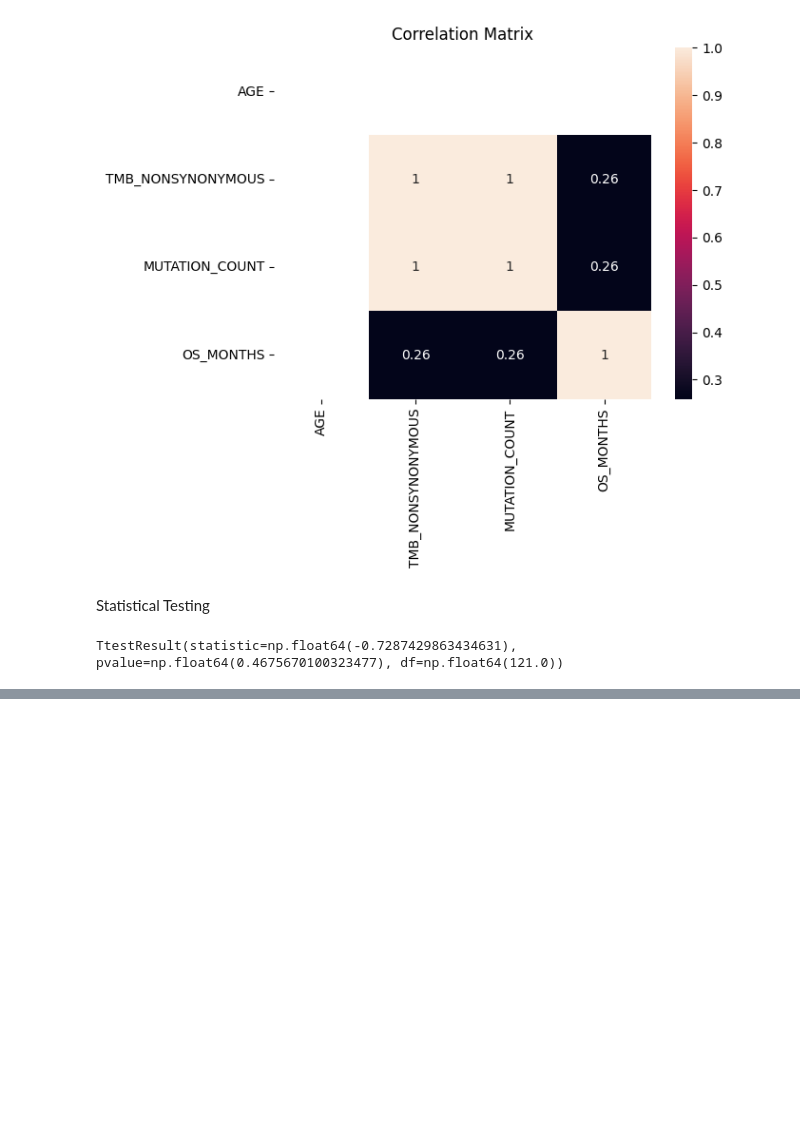
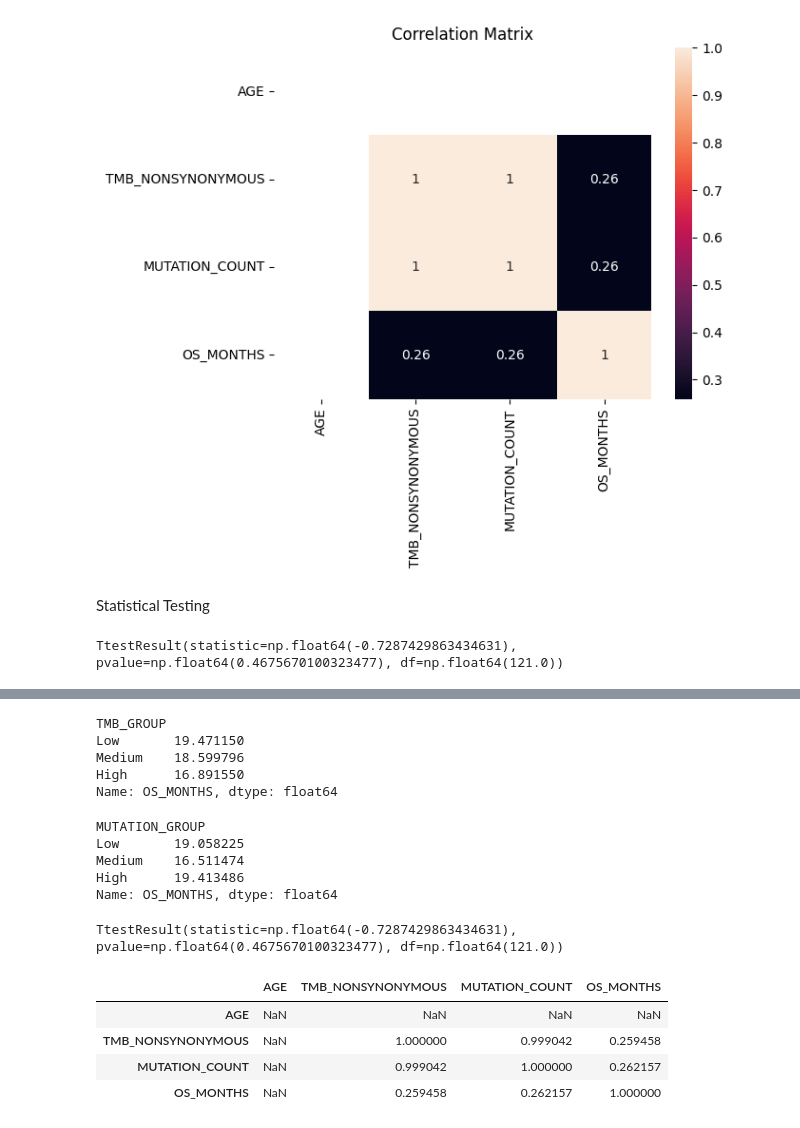
Before and after one commit to BinaryWhizz/Data-Analysis, a Jupyter notebook: Data Analysis 04/01.ipynb, the cells around one changed output, grey strips where cells are left out. Saved outputs shown, nothing was run; the diff lists cells and outputs as text; code cells hidden in the pictures; blank space fills up the shorter version.

```diff
--- a/Data Analysis 04/01.ipynb
+++ b/Data Analysis 04/01.ipynb
@@ -299,0 +308,27 @@ TtestResult(statistic=np.float64(-0.7287429863434631), pvalue=np.float64(0.46756
+# %%
+df.groupby('TMB_GROUP')['OS_MONTHS'].mean()
+# %% [output]
+TMB_GROUP
+Low       19.471150
+Medium    18.599796
+High      16.891550
+Name: OS_MONTHS, dtype: float64
+# %%
+df.groupby('MUTATION_GROUP')['OS_MONTHS'].mean()
+# %% [output]
+MUTATION_GROUP
+Low       19.058225
+Medium    16.511474
+High      19.413486
+Name: OS_MONTHS, dtype: float64
+# %%
+# Statistical Proof
+
+from scipy.stats import ttest_ind
+
+high = df[df['TMB_GROUP']=='High']['OS_MONTHS']
+low = df[df['TMB_GROUP']=='Low']['OS_MONTHS']
+
+ttest_ind(high, low, nan_policy='omit')
+# %% [output]
+TtestResult(statistic=np.float64(-0.7287429863434631), pvalue=np.float64(0.4675670100323477), df=np.float64(121.0))
@@ -299,0 +337,8 @@ TtestResult(statistic=np.float64(-0.7287429863434631), pvalue=np.float64(0.46756
+# %%
+df[['AGE','TMB_NONSYNONYMOUS','MUTATION_COUNT','OS_MONTHS']].corr()
+# %% [output]
+|  | AGE | TMB_NONSYNONYMOUS | MUTATION_COUNT | OS_MONTHS |
+| AGE | NaN | NaN | NaN | NaN |
+| TMB_NONSYNONYMOUS | NaN | 1.000000 | 0.999042 | 0.259458 |
+| MUTATION_COUNT | NaN | 0.999042 | 1.000000 | 0.262157 |
+| OS_MONTHS | NaN | 0.259458 | 0.262157 | 1.000000 |
```
Also changed, not shown: parts of 2 cells of this notebook.
